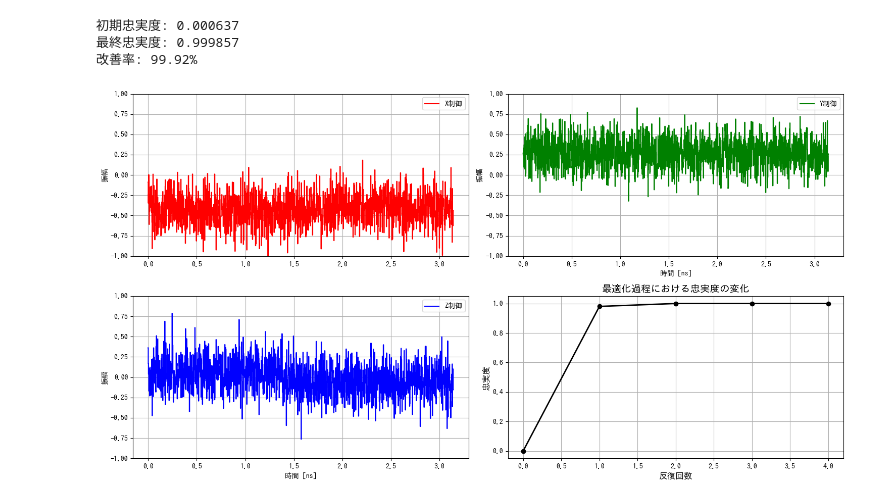
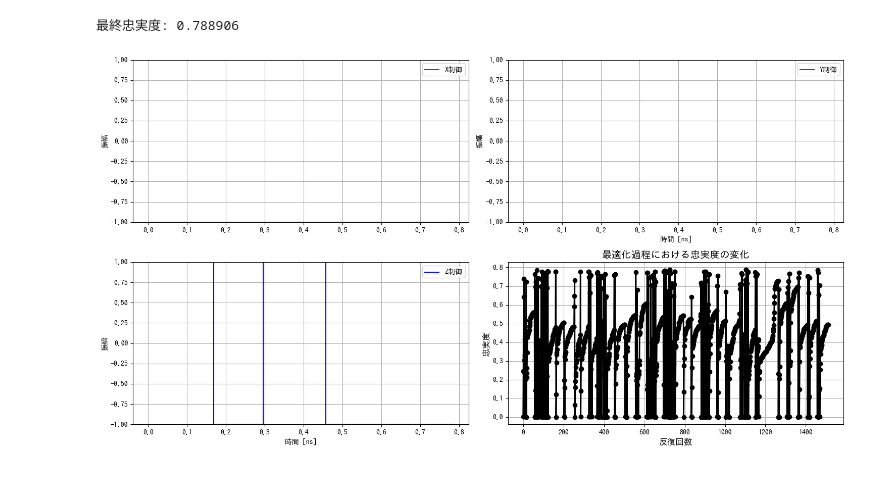
Before and after one commit to IsseiMatsuzoe/QOC-Baseline, a Jupyter notebook: GRAPE_singleQubit.ipynb, the cells around one changed output. Drawn from its saved outputs; the diff is of its cells as text; code cells hidden in the pictures.

```diff
--- a/GRAPE_singleQubit.ipynb
+++ b/GRAPE_singleQubit.ipynb
@@ -9,8 +9,8 @@ matplotlib.font_manager.fontManager.addfont("fonts/ipag.ttf")
 matplotlib.rcParams['font.family'] = 'IPAGothic'
 # %%
 # シミュレーションパラメータ
-total_time = 1.0*np.pi # ns
-n_steps = 1500 #時間スライス数
+total_time = 0.25*np.pi # ns
+n_steps = 50 #時間スライス数
 dt = total_time / n_steps #スライス幅
 
 # パウリ行列
@@ -150,4 +181,5 @@ print(f"最適化経過時間： {end_time - start_time:.2f}秒")
 # %%
+result = best_result
 # 最適化されたパルスを取得
 optimized_pulses = [
     result.x[:n_steps],
@@ -158,44 +190,40 @@ optimized_pulses = [
 # 初期値から最終値までの改善を表示
 initial_fidelity = history[0] if history else 0
 final_fidelity = history[-1] if history else 0
-print(f"初期忠実度: {initial_fidelity:.6f}")
-print(f"最終忠実度: {final_fidelity:.6f}")
-print(f"改善率: {(final_fidelity - initial_fidelity) * 100:.2f}%")
+print(f"最終忠実度: {-1*best_result.fun:.6f}")
 
 # 最適化されたパルスと忠実度履歴を表示
 time_grid = np.linspace(0, total_time, n_steps)
 fig = plt.figure(figsize=(15,8))
 
 # 3つのコントロールパルスを表示
 control_labels = ['X制御', 'Y制御', 'Z制御']
 colors = ['r', 'g', 'b']
 
 # 左側に最適化されたパルスのサブプロット
 for i in range(3):
     ax = plt.subplot(2, 2, i+1)
     ax.step(time_grid, optimized_pulses[i], f'{colors[i]}-', where='mid', label=control_labels[i])
     ax.set_ylabel('振幅')
     ax.set_ylim(pulse_bounds[0])
     ax.legend()
     ax.grid(True)
     if i >= 1:  # 下の行のプロットには時間軸ラベルを追加
         ax.set_xlabel('時間 [ns]')
 
 # 右下に忠実度履歴のサブプロット
 ax_fidelity = plt.subplot(2, 2, 4)
 ax_fidelity.plot(history, 'o-k', linewidth=2)
 ax_fidelity.set_xlabel('反復回数', fontsize=12)
 ax_fidelity.set_ylabel('忠実度', fontsize=12)
 ax_fidelity.set_title('最適化過程における忠実度の変化', fontsize=14)
 ax_fidelity.grid(True)
 
 plt.tight_layout()
 plt.show()
 # %% [output]
-初期忠実度: 0.000637
-最終忠実度: 0.999857
-改善率: 99.92%
+最終忠実度: 0.788906
-[figure, old version]
+[figure, new version]
 # %%
 import numpy as np
 import matplotlib.pyplot as plt
```
Also changed, not shown: parts of 3 cells of this notebook, 1 other file.
